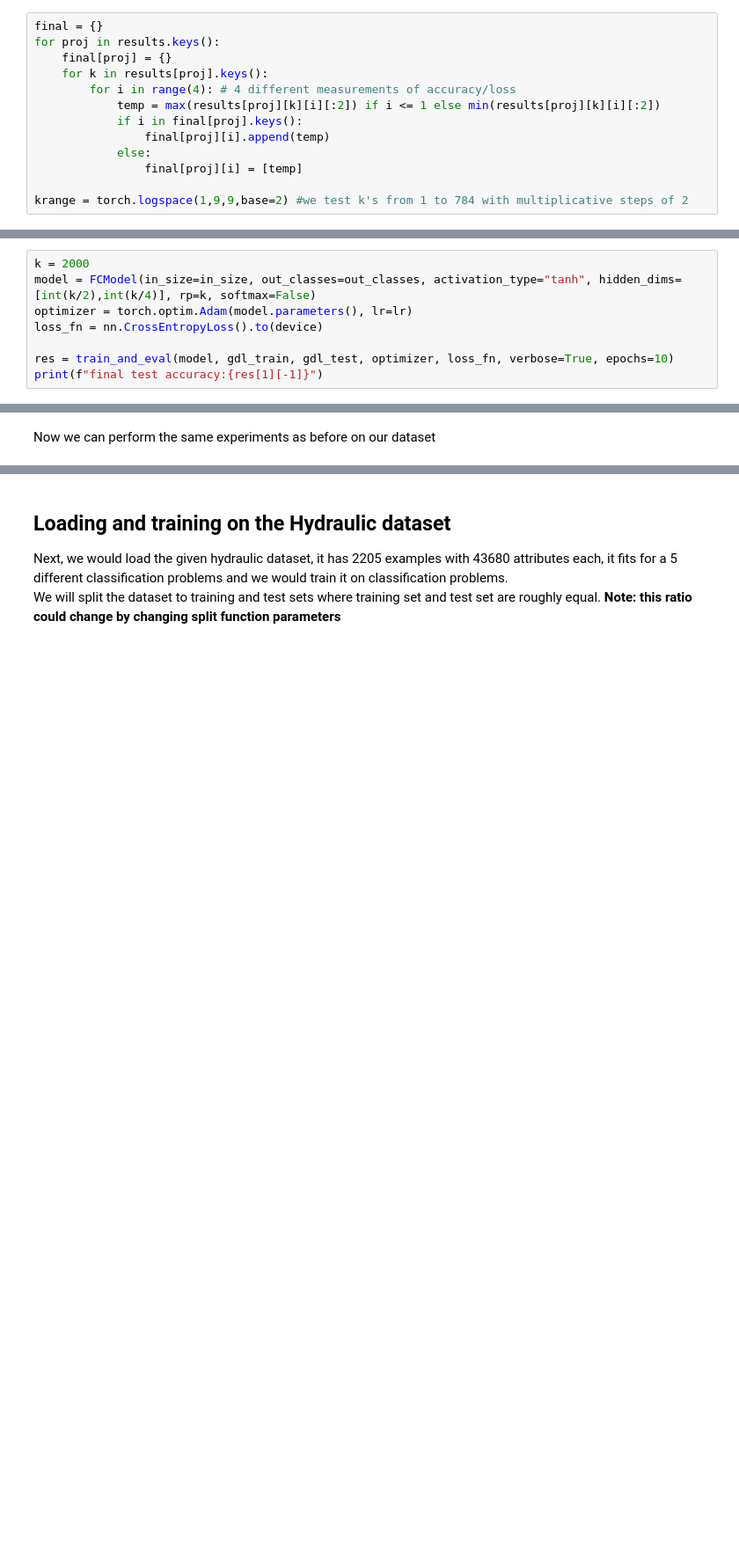
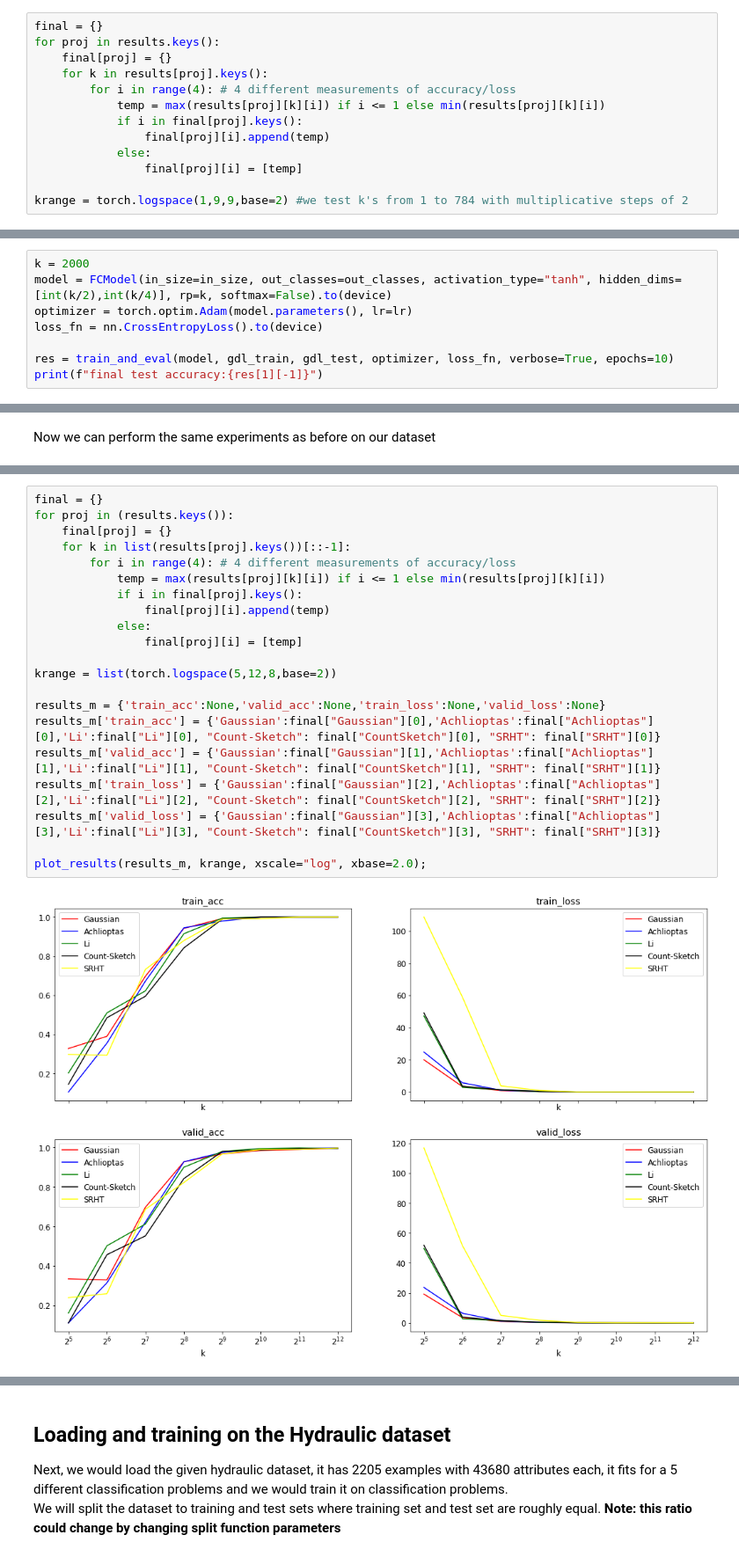
Before and after one commit to shaiTheKimhi/RP-NN, a Jupyter notebook: Test.ipynb, the cells around one changed output, grey strips where cells are left out. Shown at 88% size. Cells and saved outputs as stored; diff of their text form; blank space fills up the shorter version.

Commit message:
genetic dataset with results

```diff
--- a/Test.ipynb
+++ b/Test.ipynb
@@ -165,7 +165,7 @@ for proj in results.keys():
     final[proj] = {}
     for k in results[proj].keys():
         for i in range(4): # 4 different measurements of accuracy/loss
-            temp = max(results[proj][k][i][:2]) if i <= 1 else min(results[proj][k][i][:2])
+            temp = max(results[proj][k][i]) if i <= 1 else min(results[proj][k][i])
             if i in final[proj].keys():
                 final[proj][i].append(temp)
             else:
@@ -289,6 +287,6 @@ final test accuracy:0.9825
 # %%
 k = 2000
-model = FCModel(in_size=in_size, out_classes=out_classes, activation_type="tanh", hidden_dims=[int(k/2),int(k/4)], rp=k, softmax=False)
+model = FCModel(in_size=in_size, out_classes=out_classes, activation_type="tanh", hidden_dims=[int(k/2),int(k/4)], rp=k, softmax=False).to(device)
 optimizer = torch.optim.Adam(model.parameters(), lr=lr)
 loss_fn = nn.CrossEntropyLoss().to(device)
 
@@ -322,0 +397,23 @@ Now we can perform the same experiments as before on our dataset
+# %%
+final = {}
+for proj in (results.keys()):
+    final[proj] = {}
+    for k in list(results[proj].keys())[::-1]:
+        for i in range(4): # 4 different measurements of accuracy/loss
+            temp = max(results[proj][k][i]) if i <= 1 else min(results[proj][k][i])
+            if i in final[proj].keys():
+                final[proj][i].append(temp)
+            else:
+                final[proj][i] = [temp]
+
+krange = list(torch.logspace(5,12,8,base=2))
+
+results_m = {'train_acc':None,'valid_acc':None,'train_loss':None,'valid_loss':None}
+results_m['train_acc'] = {'Gaussian':final["Gaussian"][0],'Achlioptas':final["Achlioptas"][0],'Li':final["Li"][0], "Count-Sketch": final["CountSketch"][0], "SRHT": final["SRHT"][0]}
+results_m['valid_acc'] = {'Gaussian':final["Gaussian"][1],'Achlioptas':final["Achlioptas"][1],'Li':final["Li"][1], "Count-Sketch": final["CountSketch"][1], "SRHT": final["SRHT"][1]}
+results_m['train_loss'] = {'Gaussian':final["Gaussian"][2],'Achlioptas':final["Achlioptas"][2],'Li':final["Li"][2], "Count-Sketch": final["CountSketch"][2], "SRHT": final["SRHT"][2]}
+results_m['valid_loss'] = {'Gaussian':final["Gaussian"][3],'Achlioptas':final["Achlioptas"][3],'Li':final["Li"][3], "Count-Sketch": final["CountSketch"][3], "SRHT": final["SRHT"][3]}
+
+plot_results(results_m, krange, xscale="log", xbase=2.0);
+# %% [output]
+[figure, added]
```
Also changed, not shown: parts of 15 cells of this notebook, 5 other files.
